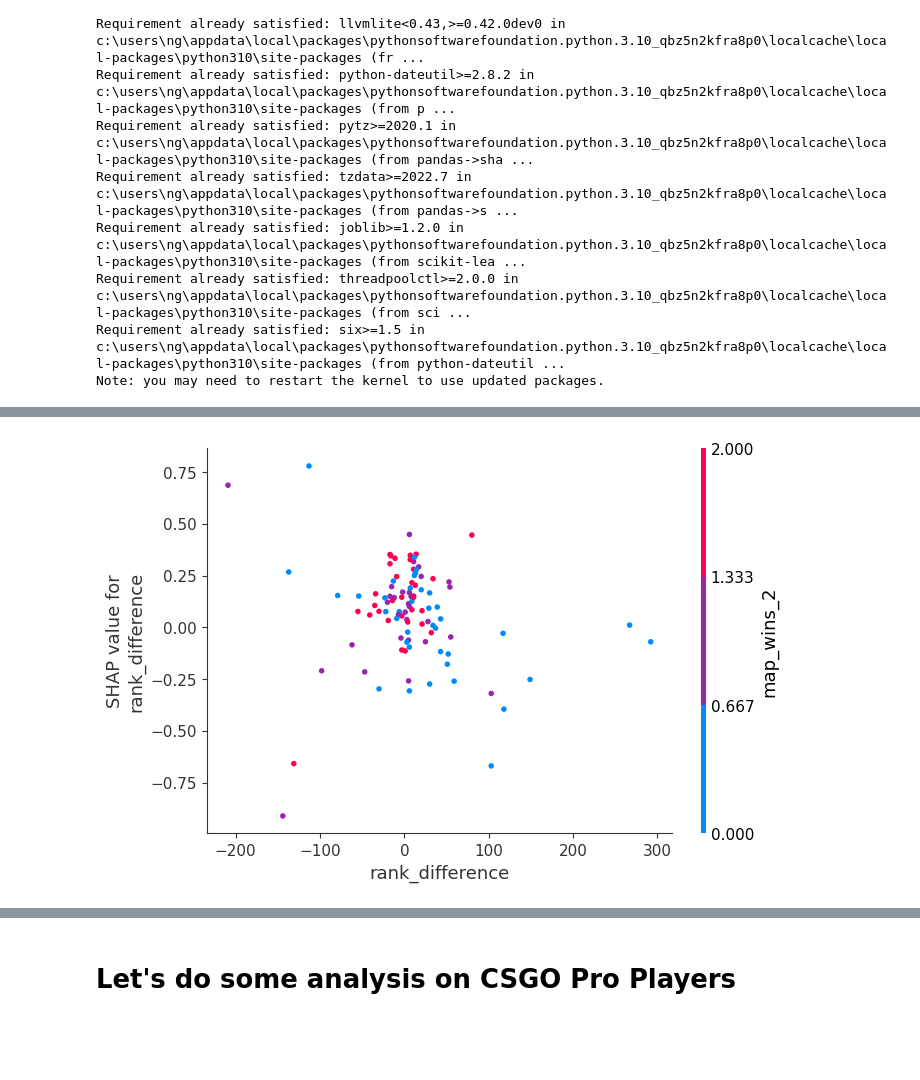
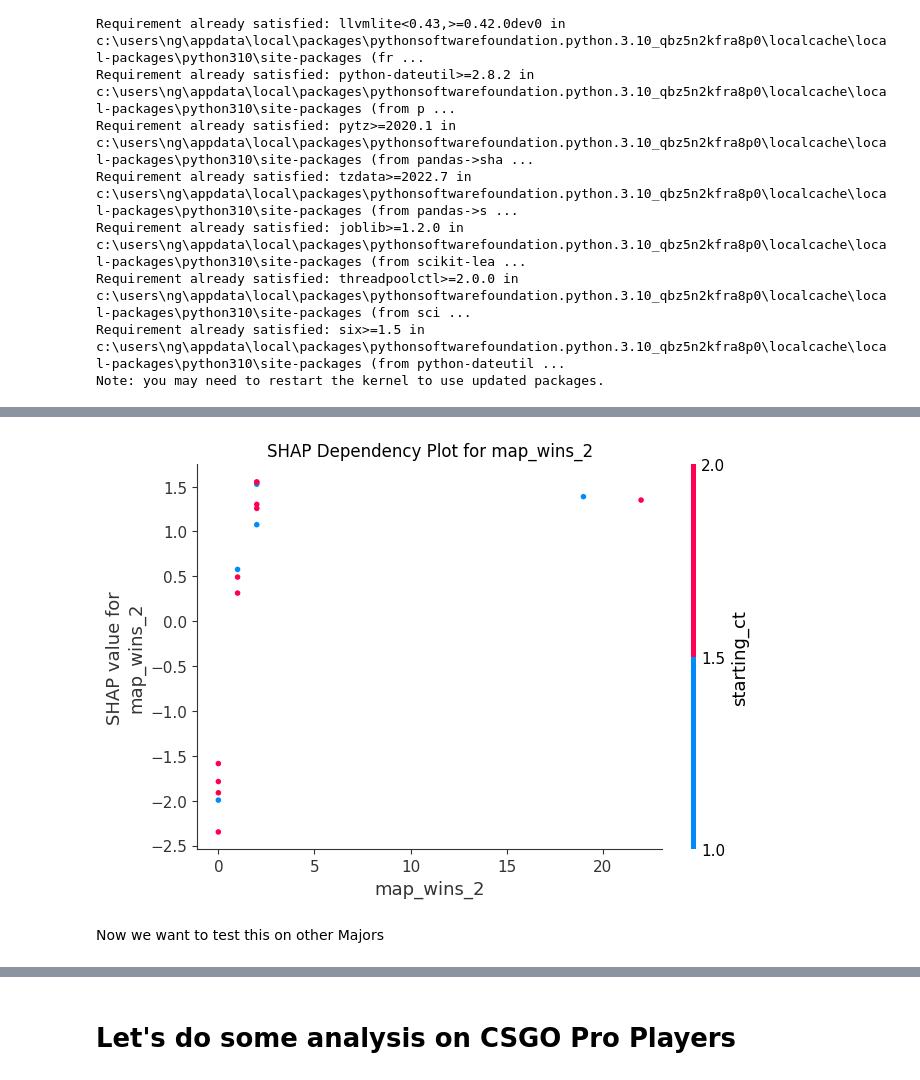
Before and after one commit to bron322/CSGOProPlayersAnalysis, a Jupyter notebook: CSGOProPlayerAnalysis.ipynb, the cells around one changed output, grey strips where cells are left out. Cells and saved outputs as stored; diff of their text form; code cells hidden in the pictures; blank space fills up the shorter version.

```diff
--- a/CSGOProPlayerAnalysis.ipynb
+++ b/CSGOProPlayerAnalysis.ipynb
@@ -632,4 +703,9 @@ shap.summary_plot(shap_values, X_test.iloc[:100])
-# %%
-shap.dependence_plot('rank_difference', shap_values, X_test.iloc[:100], show=False)
-# %% [output]
-[figure, removed]
+# %%
+shap.dependence_plot('map_wins_2', shap_values, X_test, show=False)
+plt.title('SHAP Dependency Plot for map_wins_2')
+plt.show()
+# %% [output]
+[figure, added]
+# %% [markdown]
+
+ Now we want to test this on other Majors
```
Also changed, not shown: parts of 16 cells of this notebook, 2 other files.
